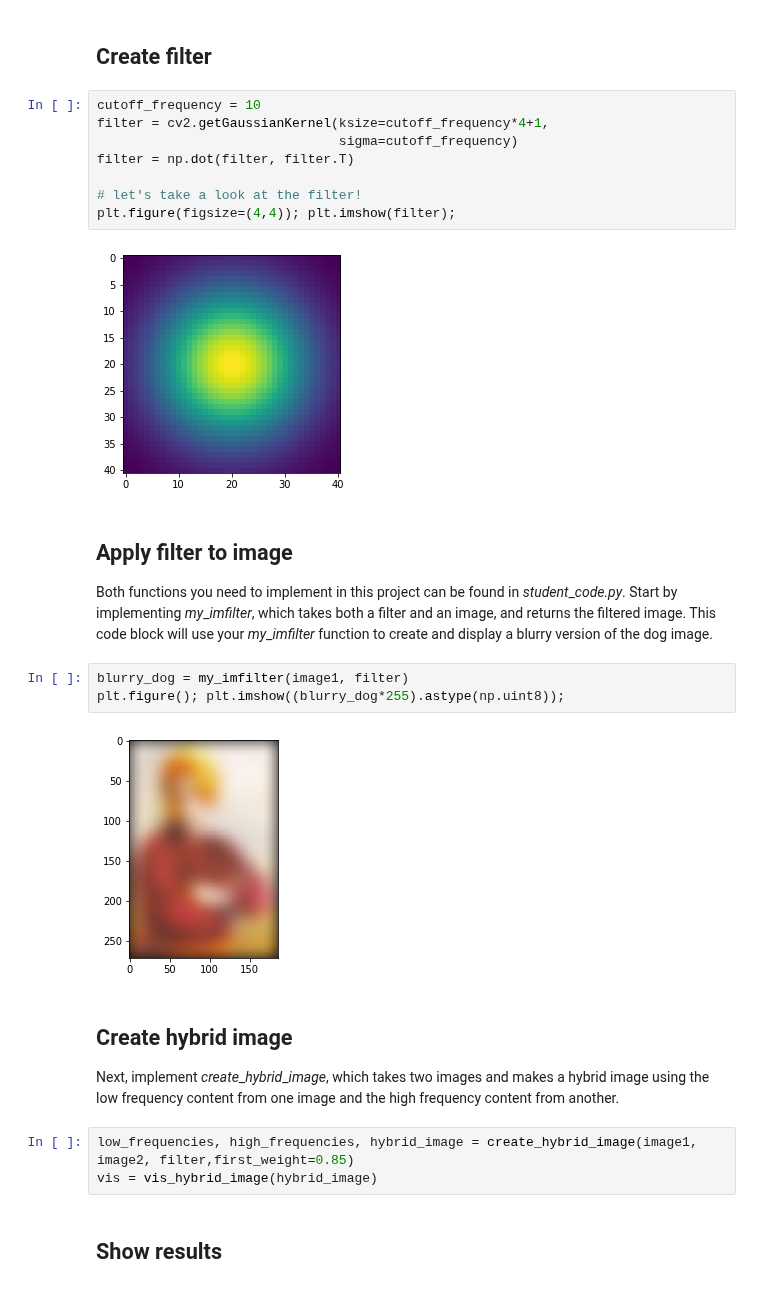
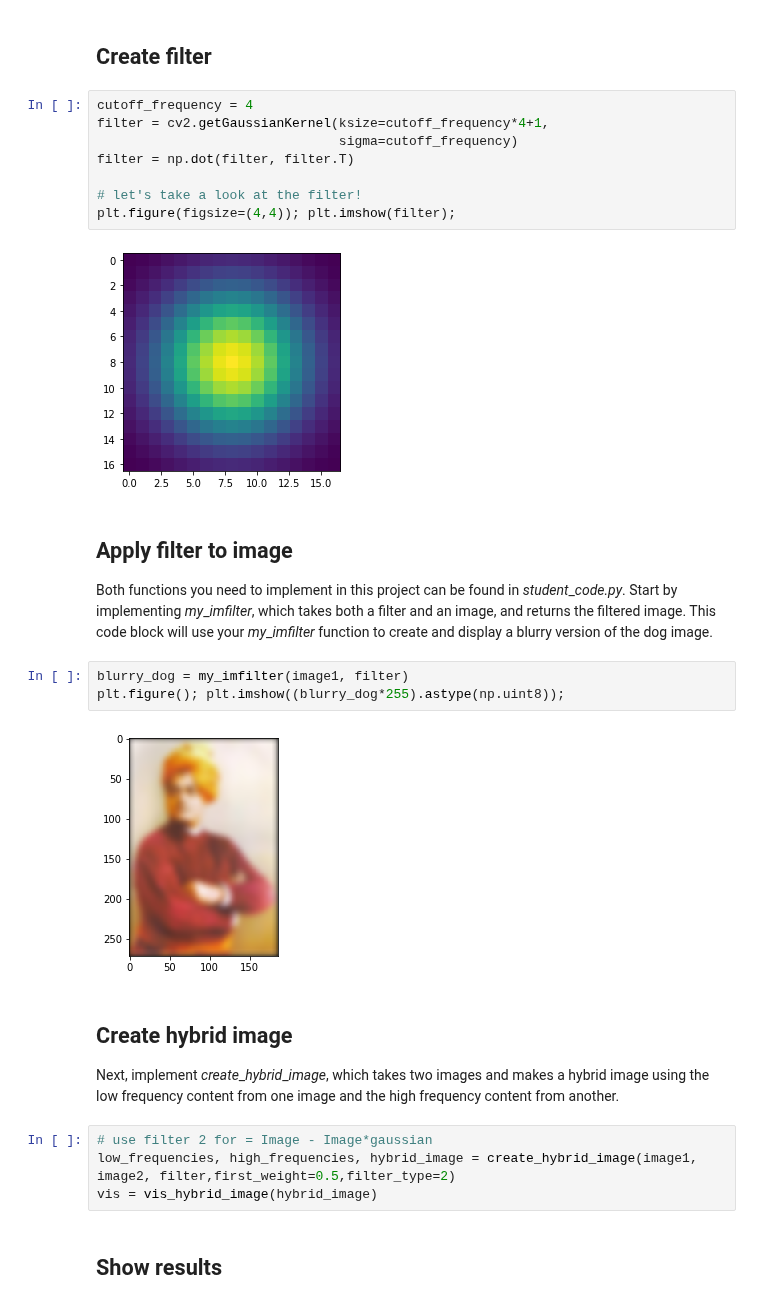
Before and after one commit to Jimut123/rkmveri-labs, a Jupyter notebook: ComputerVision/Projects/cv19_proj1/code/proj1.ipynb, the cells around one changed output. Saved outputs shown, nothing was run; the diff lists cells and outputs as text.

```diff
--- a/ComputerVision/Projects/cv19_proj1/code/proj1.ipynb
+++ b/ComputerVision/Projects/cv19_proj1/code/proj1.ipynb
@@ -68,15 +68,15 @@ new shape of image2 =  (272, 186, 3)
 # %% [markdown]
 ## Create filter
 # %%
-cutoff_frequency = 10
+cutoff_frequency = 4
 filter = cv2.getGaussianKernel(ksize=cutoff_frequency*4+1,
                                sigma=cutoff_frequency)
 filter = np.dot(filter, filter.T)
 
 # let's take a look at the filter!
 plt.figure(figsize=(4,4)); plt.imshow(filter);
 # %% [output]
-[figure, old version]
+[figure, new version]
 # %% [markdown]
 ## Apply filter to image
 Both functions you need to implement in this project can be found in _student_\__code.py_. Start by implementing _my_\__imfilter_, which takes both a filter and an image, and returns the filtered image. This code block will use your _my_\__imfilter_ function to create and display a blurry version of the dog image.
@@ -84,12 +84,13 @@ Both functions you need to implement in this project can be found in _student_\_
 blurry_dog = my_imfilter(image1, filter)
 plt.figure(); plt.imshow((blurry_dog*255).astype(np.uint8));
 # %% [output]
-[figure, old version]
+[figure, new version]
 # %% [markdown]
 ## Create hybrid image
 Next, implement _create_\__hybrid_\__image_, which takes two images and makes a hybrid image using the low frequency content from one image and the high frequency content from another.
 # %%
-low_frequencies, high_frequencies, hybrid_image = create_hybrid_image(image1, image2, filter,first_weight=0.85)
+# use filter 2 for = Image - Image*gaussian
+low_frequencies, high_frequencies, hybrid_image = create_hybrid_image(image1, image2, filter,first_weight=0.5,filter_type=2)
 vis = vis_hybrid_image(hybrid_image)
 # %% [markdown]
 ## Show results
```
Also changed, not shown: parts of 2 cells of this notebook, 10 other files.
